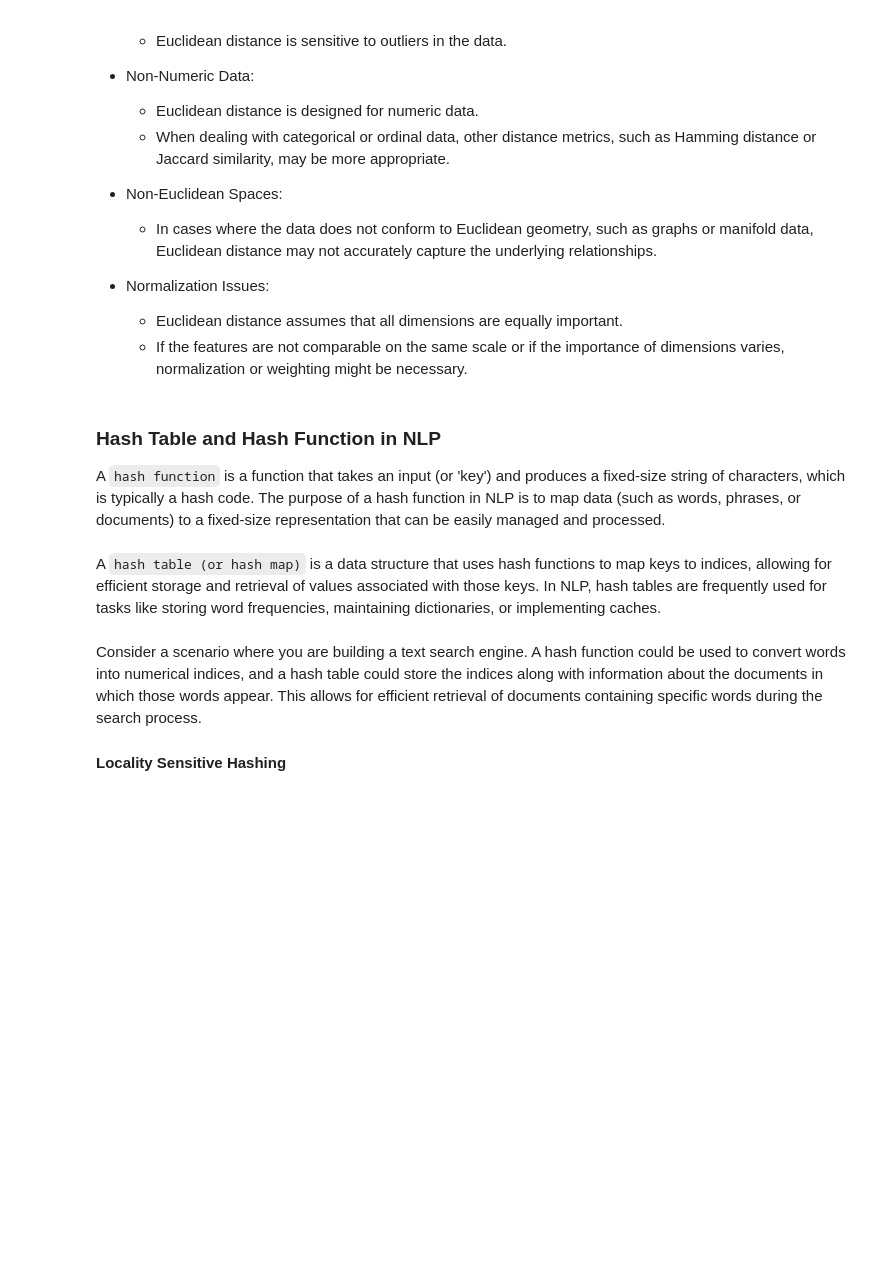
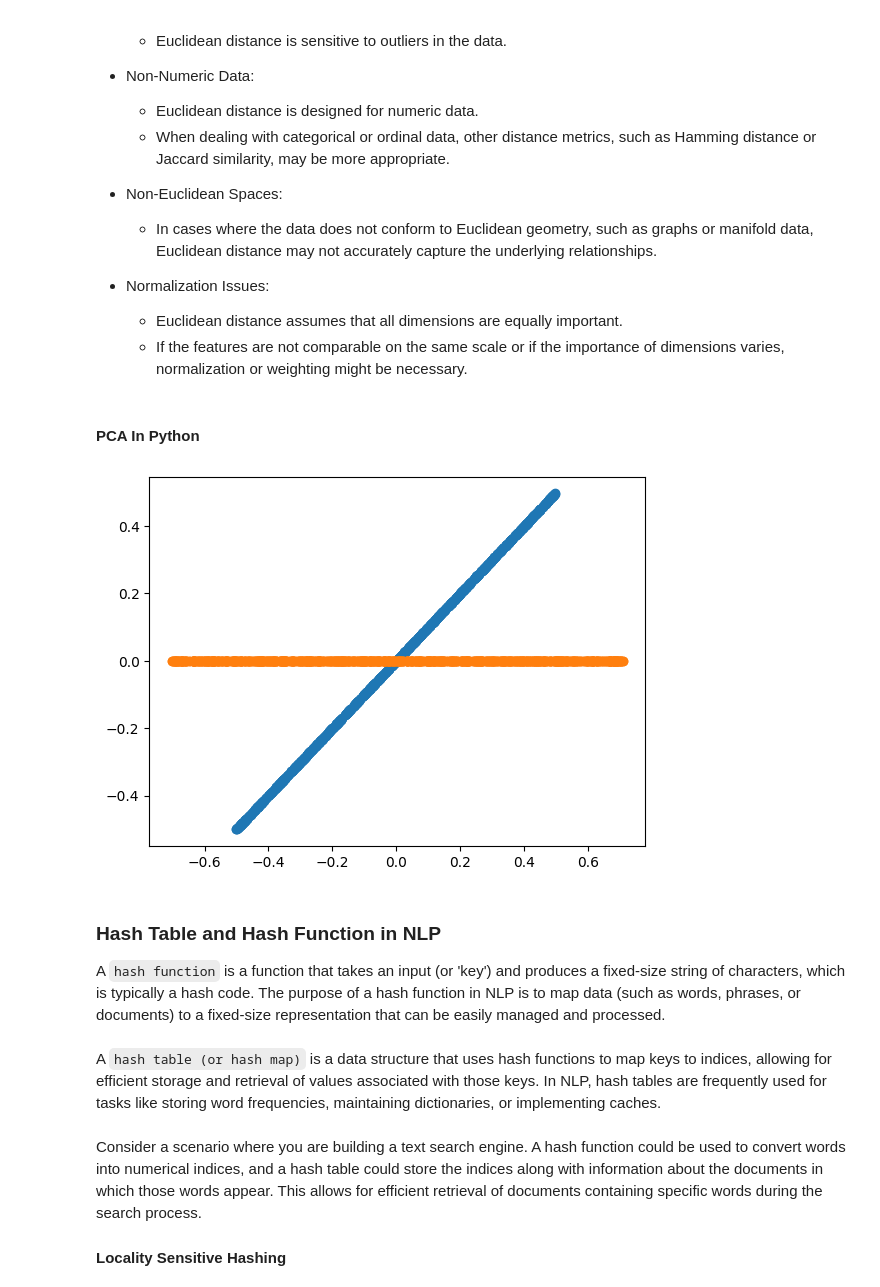
Before and after one commit to mmaazkhanhere/nlp-specialisation, a Jupyter notebook: nlp-with-classification-and-vector-spaces.ipynb, the cells around one changed output. Drawn from its saved outputs; the diff is of its cells as text; code cells hidden in the pictures; blank space fills up the shorter version.

```diff
--- a/nlp-with-classification-and-vector-spaces.ipynb
+++ b/nlp-with-classification-and-vector-spaces.ipynb
@@ -658,0 +857,2 @@ Euclidean distance might be problematic in certain scenarios, especially when de
+# %% [markdown]
+#### PCA In Python
@@ -659,3 +866,36 @@ Euclidean distance might be problematic in certain scenarios, especially when de
+# %%
+np.random.seed(1)
+n: int = 1  # The amount of the correlation
+x: np.ndarray = np.random.uniform(
+    1, 2, 1000
+)  # Generate 1000 samples from a uniform random variable
+
+y: np.ndarray = x.copy() * n  # Make y = n * x
+
+# PCA works better if the data is centered
+x = x - np.mean(x)  # Center x. Remove its mean
+y = y - np.mean(y)  # Center y. Remove its mean
+
+data = pd.DataFrame({"x": x, "y": y})  # Create a data frame with x and y
+plt.scatter(data.x, data.y)  # Plot the original correlated data in blue
+
+pca = PCA(n_components=2)  # Instantiate a PCA. Choose to get 2 output variables
+
+# Create the transformation model for this data. Internally, it gets the rotation
+# matrix and the explained variance
+pcaTr = pca.fit(data)
+
+rotatedData = pcaTr.transform(
+    data
+)  # Transform the data base on the rotation matrix of pcaTr
+# # Create a data frame with the new variables. We call these new variables PC1 and PC2
+dataPCA = pd.DataFrame(data=rotatedData, columns=["PC1", "PC2"])
+
+# Plot the transformed data in orange
+plt.scatter(dataPCA.PC1, dataPCA.PC2)
+plt.show()
+# %% [output]
+[figure, added]
 # %% [markdown]
 ### Hash Table and Hash Function in NLP
 A `hash function` is a function that takes an input (or 'key') and produces a fixed-size string of characters, which is typically a hash code. The purpose of a hash function in NLP is to map data (such as words, phrases, or documents) to a fixed-size representation that can be easily managed and processed. <br/> <br/>
```
Also changed, not shown: parts of 23 cells of this notebook.
